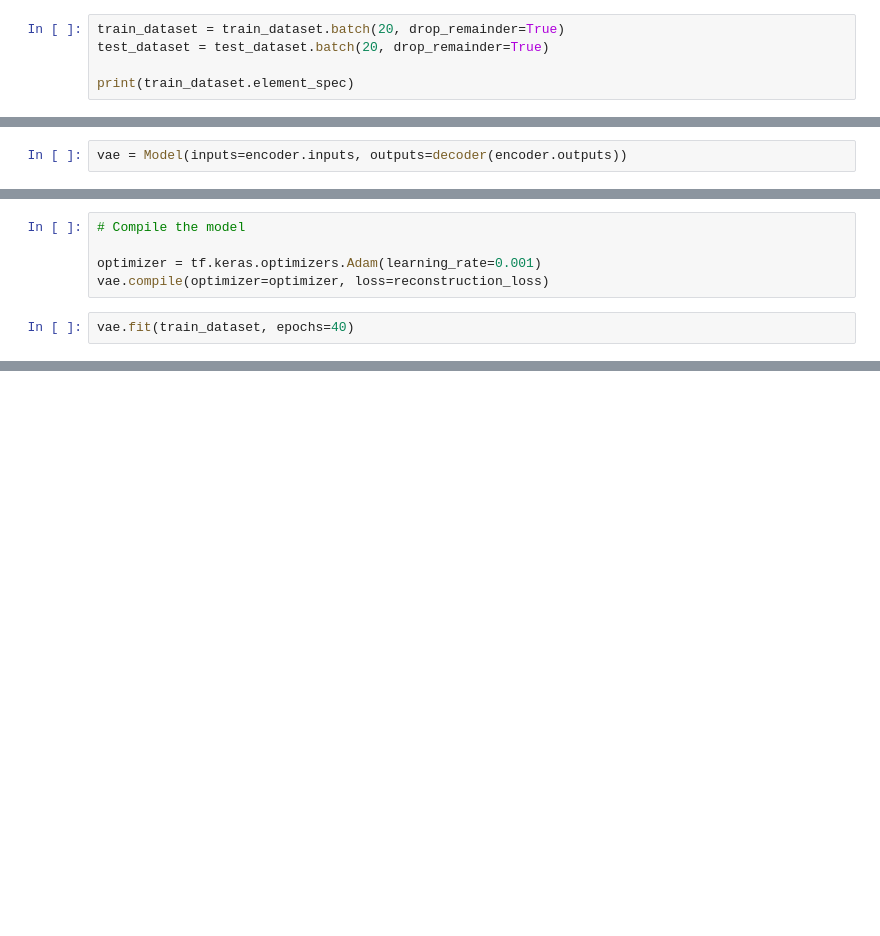
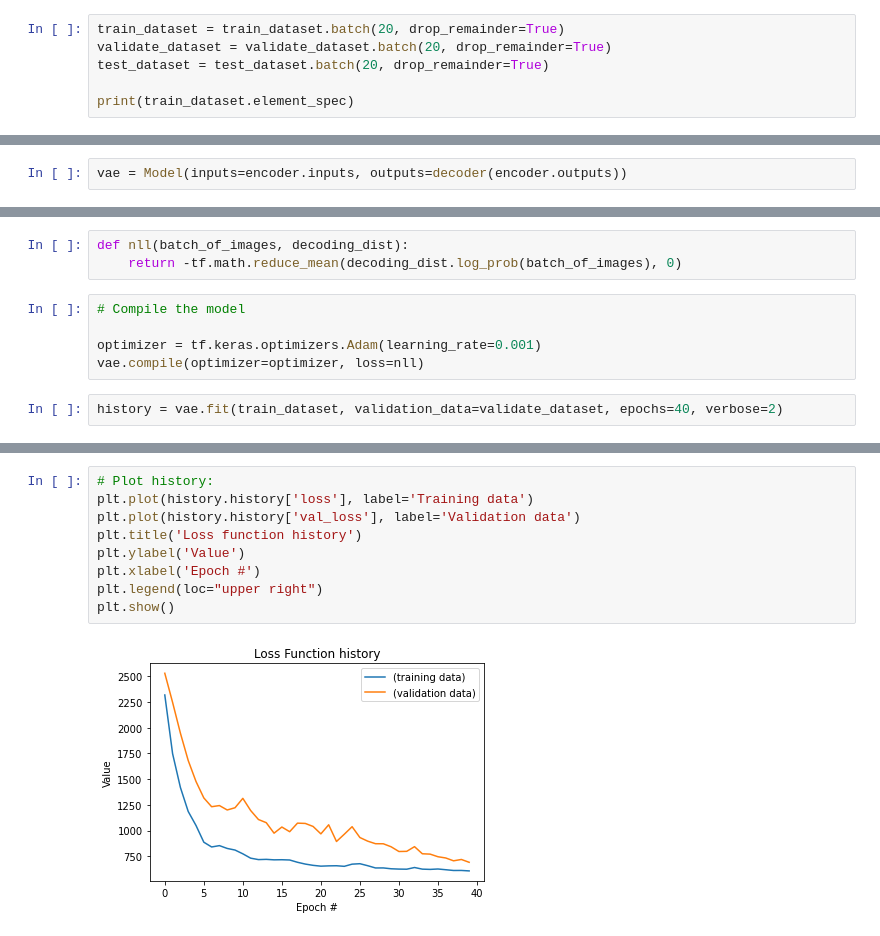
Before and after one commit to JeffRisberg/TensorFlowProbability, a Jupyter notebook: example02.ipynb, the cells around one changed output, grey strips where cells are left out. Saved outputs shown, nothing was run; the diff lists cells and outputs as text; blank space fills up the shorter version.

```diff
--- a/example02.ipynb
+++ b/example02.ipynb
@@ -161,6 +163,7 @@ test_dataset = dataset.skip(train_size)
 train_dataset = train_dataset.shuffle(buffer_size=num_images)
 # %%
 train_dataset = train_dataset.batch(20, drop_remainder=True)
+validate_dataset = validate_dataset.batch(20, drop_remainder=True)
 test_dataset = test_dataset.batch(20, drop_remainder=True)
 
 print(train_dataset.element_spec)
@@ -272,9 +285,12 @@ def reconstruction_loss(batch_of_images, decoding_dist):
+# %%
+def nll(batch_of_images, decoding_dist):
+    return -tf.math.reduce_mean(decoding_dist.log_prob(batch_of_images), 0)
 # %%
 # Compile the model
 
 optimizer = tf.keras.optimizers.Adam(learning_rate=0.001)
-vae.compile(optimizer=optimizer, loss=reconstruction_loss)
+vae.compile(optimizer=optimizer, loss=nll)
 # %%
-vae.fit(train_dataset, epochs=40)
+history = vae.fit(train_dataset, validation_data=validate_dataset, epochs=40, verbose=2)
 # %% [output]
 Epoch 1/40
@@ -297,0 +313,11 @@ Epoch 40/40
+# %%
+# Plot history:
+plt.plot(history.history['loss'], label='Training data')
+plt.plot(history.history['val_loss'], label='Validation data')
+plt.title('Loss function history')
+plt.ylabel('Value')
+plt.xlabel('Epoch #')
+plt.legend(loc="upper right")
+plt.show()
+# %% [output]
+[figure, added]
```
Also changed, not shown: parts of 18 cells of this notebook, 1 other file.
